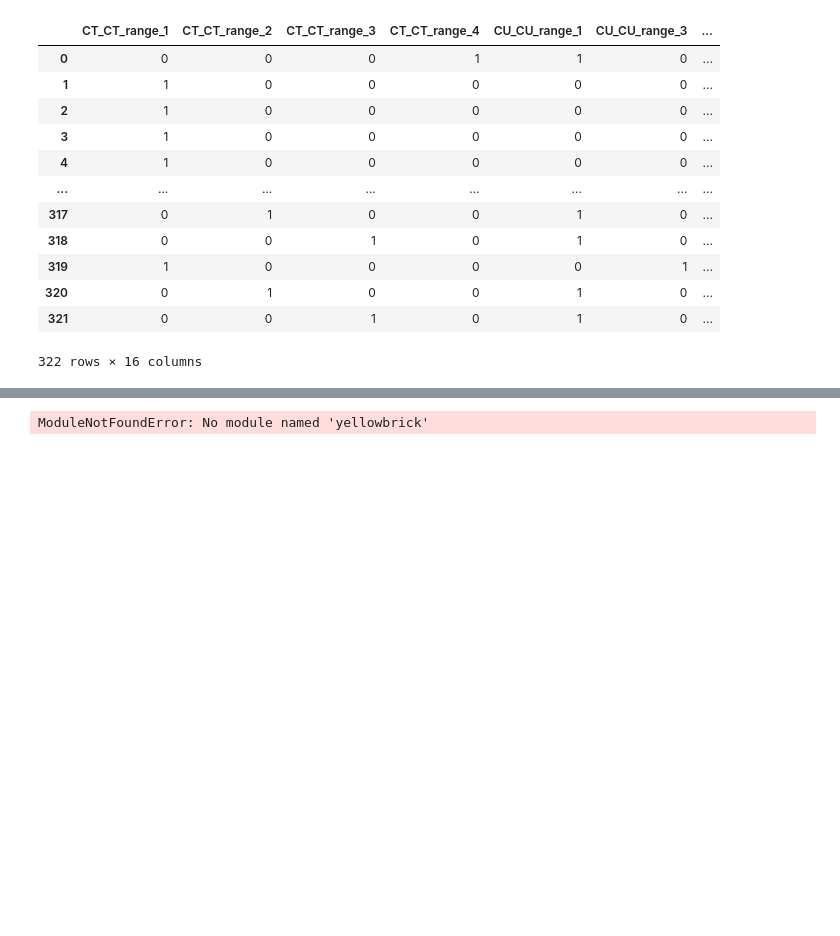
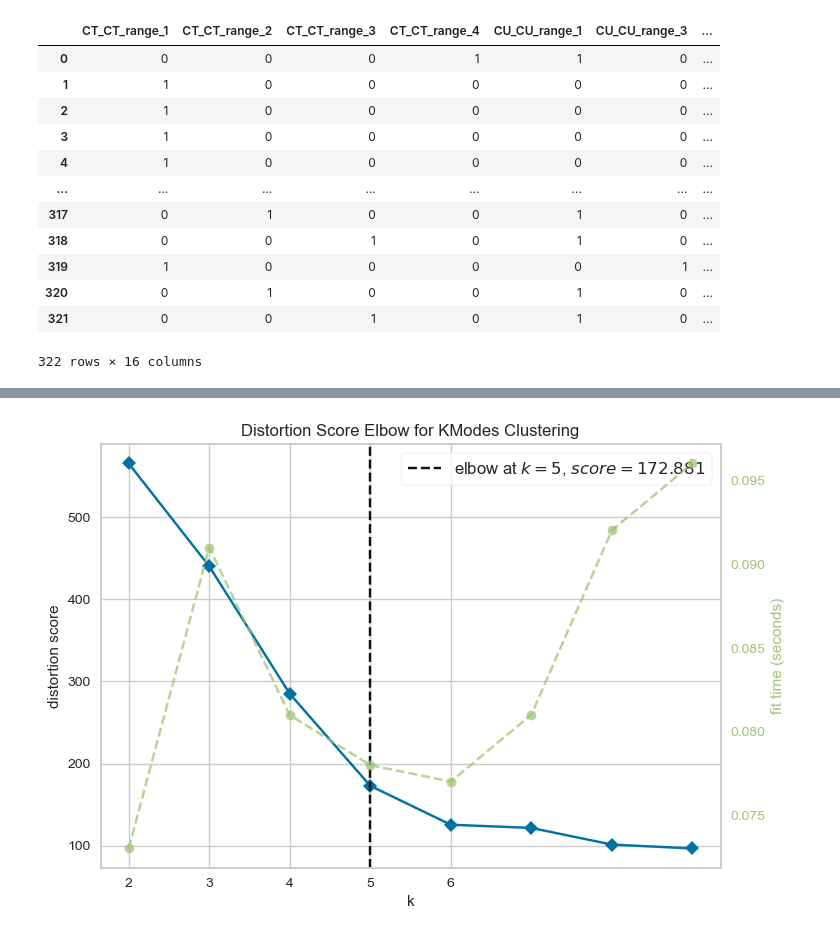
Before and after one commit to TommasoCapacci/DQ_Project_Clustering_2022, a Jupyter notebook: code/users.ipynb, the cells around one changed output, grey strips where cells are left out. Saved outputs shown, nothing was run; the diff lists cells and outputs as text; code cells hidden in the pictures; blank space fills up the shorter version.

```diff
--- a/code/users.ipynb
+++ b/code/users.ipynb
@@ -47,22 +81,11 @@ display(df_onehot)
 # %%
-from kmodes.kmodes import KModes
-from yellowbrick.cluster import KElbowVisualizer
-
 fig, ax = plt.subplots()
 
-visualizer = KElbowVisualizer(KMeans(), k=(2,7),ax=ax)
+visualizer = KElbowVisualizer(KModes(), k=(2,10),ax=ax)
 visualizer.fit(df_onehot)
 ax.set_xticks(range(2,7))
 
 visualizer.show()
 plt.show()
-
-# Perform k-modes clustering
-km = KModes(n_clusters=4, init='Huang', n_init=5, verbose=1)
-clusters = km.fit_predict(df_onehot)
-
-# Visualize the clusters
-plt.scatter(df_onehot.iloc[:, 0], df_onehot.iloc[:, 1], c=clusters, cmap='viridis')
-plt.show()
 # %% [output]
-ModuleNotFoundError: No module named 'yellowbrick'
+[figure, added]
```
Also changed, not shown: parts of 8 cells of this notebook.
